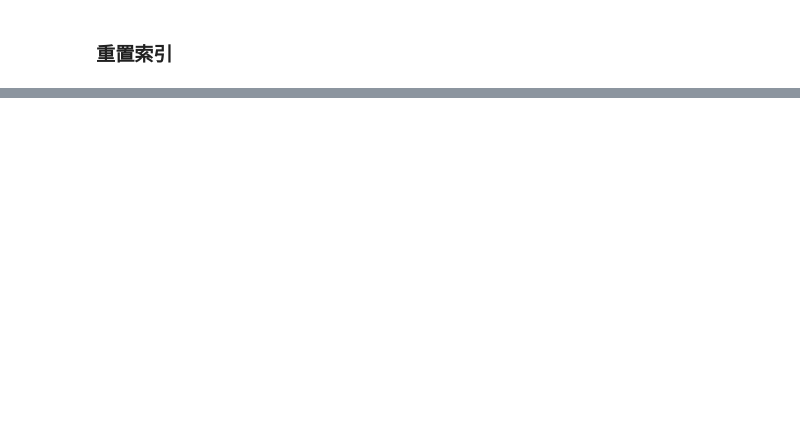
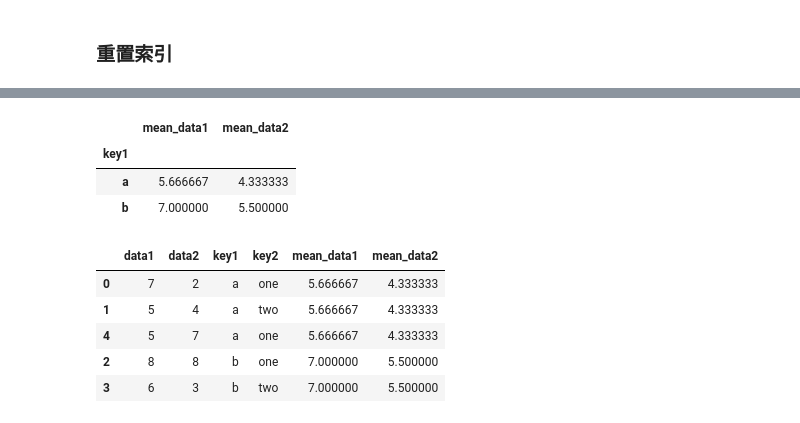
Before and after one commit to kamidox/pandas_tutor, a Jupyter notebook: groupby.ipynb, the cells around one changed output, grey strips where cells are left out. Saved outputs shown, nothing was run; the diff lists cells and outputs as text; code cells hidden in the pictures; blank space fills up the shorter version.

```diff
--- a/groupby.ipynb
+++ b/groupby.ipynb
@@ -429,0 +436,6 @@ df.groupby('key1', as_index=False).agg(d)
+# %%
+df = pd.DataFrame({'key1': ['a', 'a', 'b', 'b', 'a'],
+                  'key2': ['one', 'two', 'one', 'two', 'one'],
+                  'data1': np.random.randint(1, 10, 5),
+                  'data2': np.random.randint(1, 10, 5)})
+df
@@ -429,0 +449,18 @@ df.groupby('key1', as_index=False).agg(d)
+# %%
+# 给 df 每行都添加一个以 key1 分组后的平均值
+k1_mean = df.groupby('key1').mean().add_prefix('mean_')
+k1_mean
+# %% [output]
+|  | mean_data1 | mean_data2 |
+| key1 |  |  |
+| a | 5.666667 | 4.333333 |
+| b | 7.000000 | 5.500000 |
+# %%
+pd.merge(df, k1_mean, left_on='key1', right_index=True)
+# %% [output]
+|  | data1 | data2 | key1 | key2 | mean_data1 | mean_data2 |
+| 0 | 7 | 2 | a | one | 5.666667 | 4.333333 |
+| 1 | 5 | 4 | a | two | 5.666667 | 4.333333 |
+| 4 | 5 | 7 | a | one | 5.666667 | 4.333333 |
+| 2 | 8 | 8 | b | one | 7.000000 | 5.500000 |
+| 3 | 6 | 3 | b | two | 7.000000 | 5.500000 |
```
Also changed, not shown: parts of 47 cells of this notebook, 1 other file.
